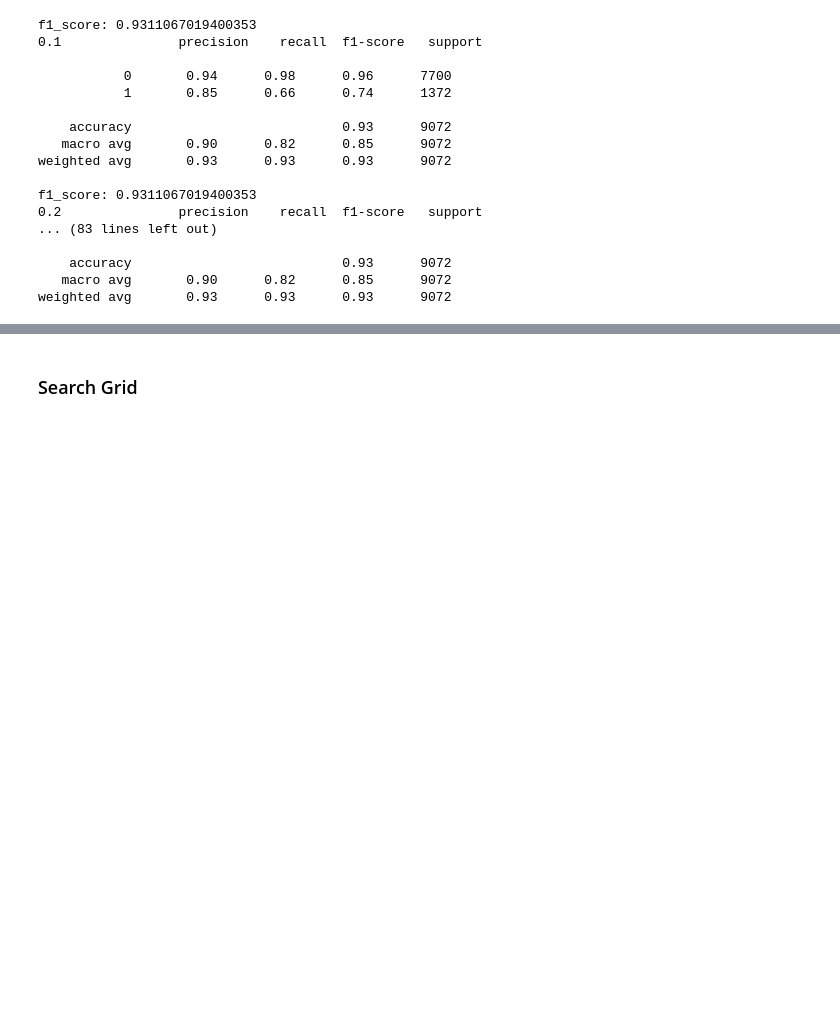
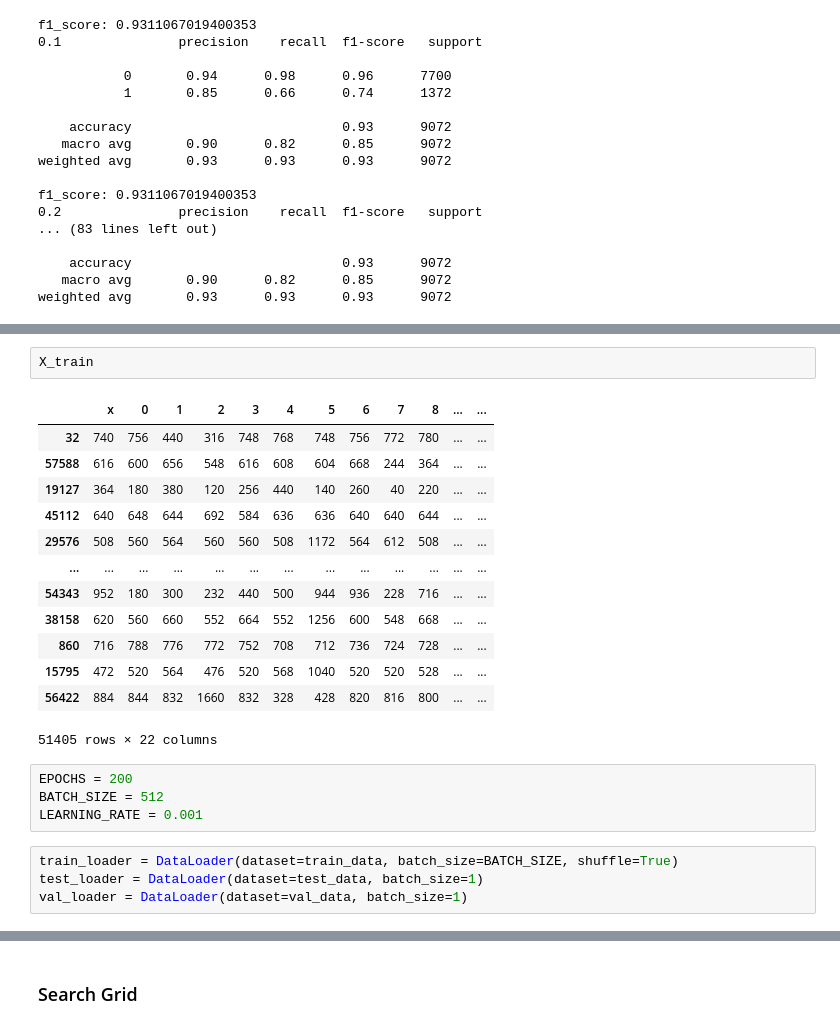
Before and after one commit to EvgeniiMunin/cardio-spike-challenge, a Jupyter notebook: catboost_windows.ipynb, the cells around one changed output, grey strips where cells are left out. Cells and saved outputs as stored; diff of their text form; blank space fills up the shorter version.

```diff
--- a/catboost_windows.ipynb
+++ b/catboost_windows.ipynb
@@ -217,0 +278,24 @@ weighted avg       0.93      0.93      0.93      9072
+# %%
+X_train
+# %% [output]
+|  | x | 0 | 1 | 2 | 3 | 4 | 5 | 6 | 7 | 8 | ... | ... |
+| 32 | 740 | 756 | 440 | 316 | 748 | 768 | 748 | 756 | 772 | 780 | ... | ... |
+| 57588 | 616 | 600 | 656 | 548 | 616 | 608 | 604 | 668 | 244 | 364 | ... | ... |
+| 19127 | 364 | 180 | 380 | 120 | 256 | 440 | 140 | 260 | 40 | 220 | ... | ... |
+| 45112 | 640 | 648 | 644 | 692 | 584 | 636 | 636 | 640 | 640 | 644 | ... | ... |
+| 29576 | 508 | 560 | 564 | 560 | 560 | 508 | 1172 | 564 | 612 | 508 | ... | ... |
+| ... | ... | ... | ... | ... | ... | ... | ... | ... | ... | ... | ... | ... |
+| 54343 | 952 | 180 | 300 | 232 | 440 | 500 | 944 | 936 | 228 | 716 | ... | ... |
+| 38158 | 620 | 560 | 660 | 552 | 664 | 552 | 1256 | 600 | 548 | 668 | ... | ... |
+| 860 | 716 | 788 | 776 | 772 | 752 | 708 | 712 | 736 | 724 | 728 | ... | ... |
+| 15795 | 472 | 520 | 564 | 476 | 520 | 568 | 1040 | 520 | 520 | 528 | ... | ... |
+| 56422 | 884 | 844 | 832 | 1660 | 832 | 328 | 428 | 820 | 816 | 800 | ... | ... |
+51405 rows × 22 columns
+# %%
+EPOCHS = 200
+BATCH_SIZE = 512
+LEARNING_RATE = 0.001
+# %%
+train_loader = DataLoader(dataset=train_data, batch_size=BATCH_SIZE, shuffle=True)
+test_loader = DataLoader(dataset=test_data, batch_size=1)
+val_loader = DataLoader(dataset=val_data, batch_size=1)
```
Also changed, not shown: parts of 22 cells of this notebook.
